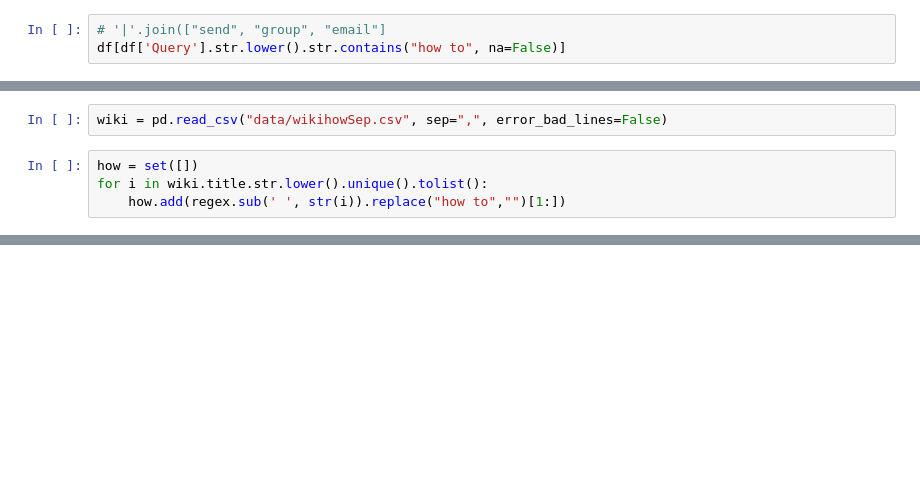
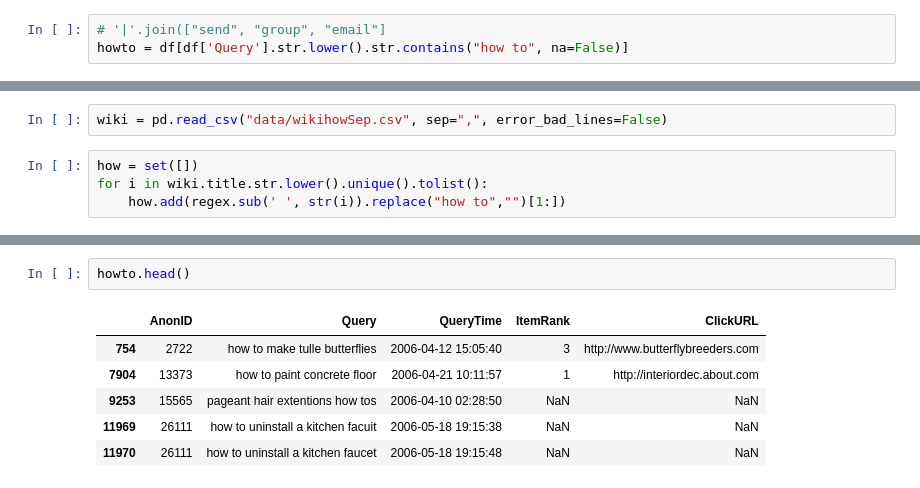
Before and after one commit to feay1234/WikiHow-Task-Based, a Jupyter notebook: AOL.ipynb, the cells around one changed output, grey strips where cells are left out. Drawn from its saved outputs; the diff is of its cells as text; blank space fills up the shorter version.

```diff
--- a/AOL.ipynb
+++ b/AOL.ipynb
@@ -56,3 +28,3 @@ df[df['AnonID']== 65534]
 # %%
 # '|'.join(["send", "group", "email"]
-df[df['Query'].str.lower().str.contains("how to", na=False)]
+howto = df[df['Query'].str.lower().str.contains("how to", na=False)]
@@ -123,0 +68,9 @@ how
+# %%
+howto.head()
+# %% [output]
+|  | AnonID | Query | QueryTime | ItemRank | ClickURL |
+| 754 | 2722 | how to make tulle butterflies | 2006-04-12 15:05:40 | 3 | http://www.butterflybreeders.com |
+| 7904 | 13373 | how to paint concrete floor | 2006-04-21 10:11:57 | 1 | http://interiordec.about.com |
+| 9253 | 15565 | pageant hair extentions how tos | 2006-04-10 02:28:50 | NaN | NaN |
+| 11969 | 26111 | how to uninstall a kitchen facuit | 2006-05-18 19:15:38 | NaN | NaN |
+| 11970 | 26111 | how to uninstall a kitchen faucet | 2006-05-18 19:15:48 | NaN | NaN |
```
Also changed, not shown: parts of 16 cells of this notebook.
